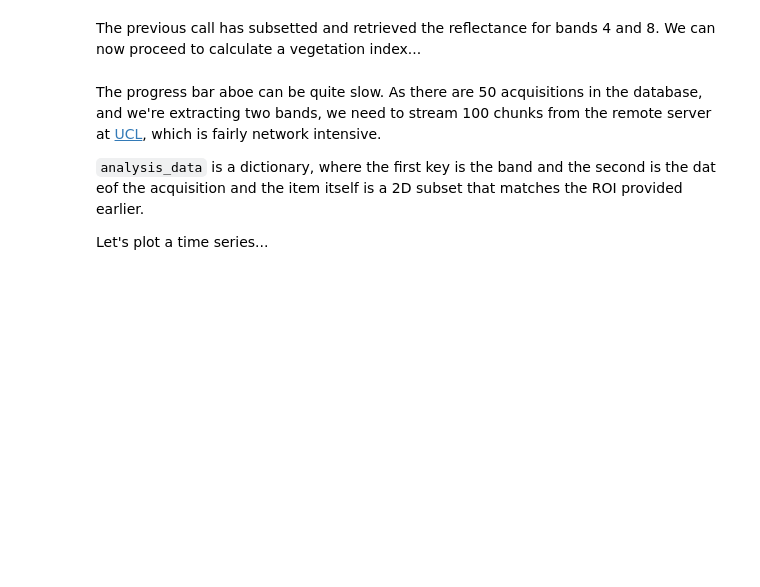
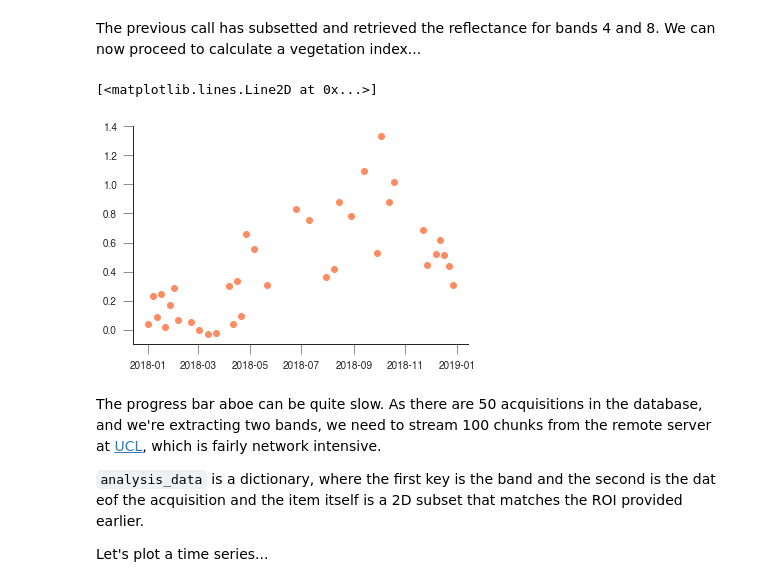
Before and after one commit to jgomezdans/demo_ghana, a Jupyter notebook: 02-Sentinel2_LAI.ipynb, the cells around one changed output. Saved outputs shown, nothing was run; the diff lists cells and outputs as text; code cells hidden in the pictures; blank space fills up the shorter version.

```diff
--- a/examine_data.ipynb
+++ b/02-Sentinel2_LAI.ipynb
@@ -82,5 +122,13 @@ analysis_data = ds.extract_band(["B04", "B08"], roi="selected_feature.geojson")
 # %% [markdown]
 The previous call has subsetted and retrieved the reflectance for bands 4 and 8. We can now proceed to calculate a vegetation index...
+# %%
+dates = sorted([k for k in analysis_data.keys() if k.year == 2018])
+
+lai=[np.nanmean(analysis_data[k]/1000.) for k in dates]
+plt.plot(dates, lai, 'o')
+# %% [output]
+[<matplotlib.lines.Line2D at 0x...>]
+[figure, added]
 # %%
 dates = sorted(analysis_data['B04'].keys())
 ndvi = {k:((analysis_data['B08'][k] - analysis_data['B04'][k])/ \
```
Also changed, not shown: parts of 6 cells of this notebook, 3 other files.
